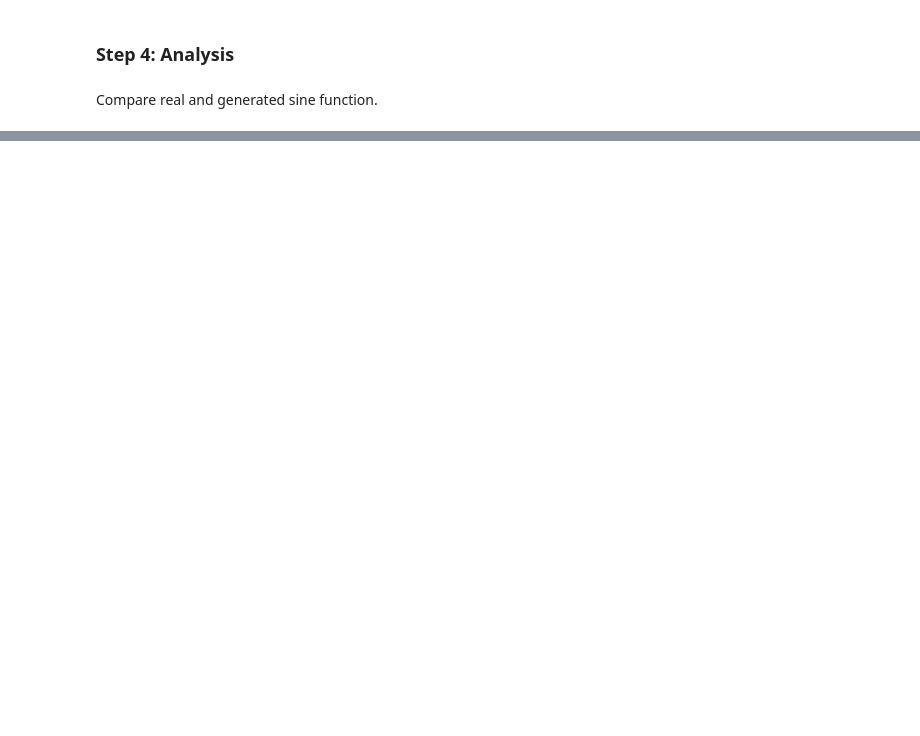
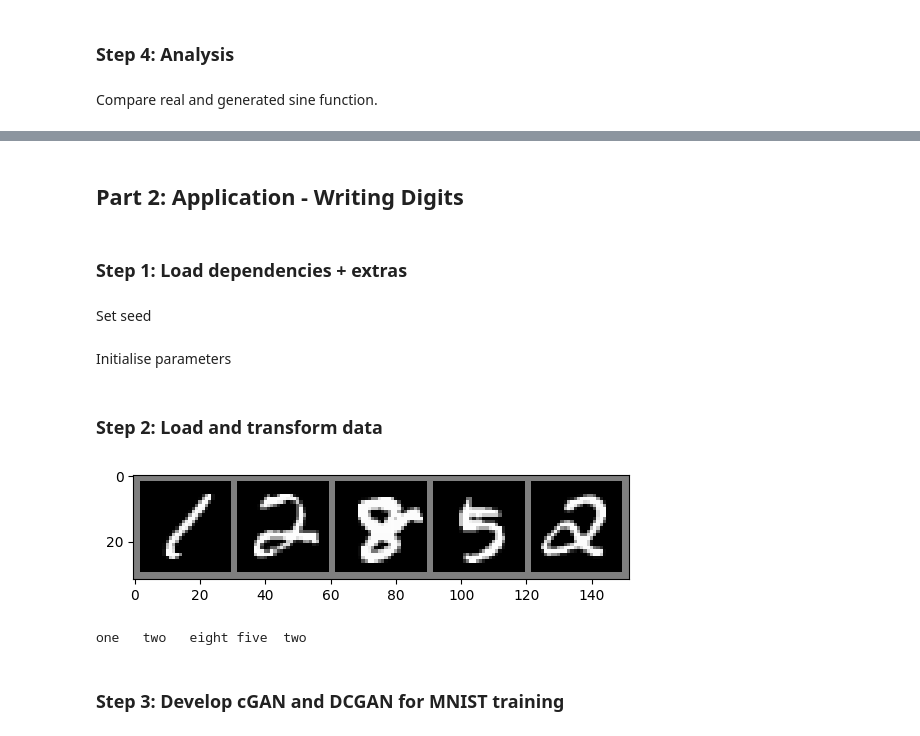
Before and after one commit to patricknzk/GANs-PyTorch, a Jupyter notebook: GANs_Pytorch.ipynb, the cells around one changed output, grey strips where cells are left out. Saved outputs shown, nothing was run; the diff lists cells and outputs as text; code cells hidden in the pictures; blank space fills up the shorter version.

Commit message:
MNIST GAN

```diff
--- a/GANs_Pytorch.ipynb
+++ b/GANs_Pytorch.ipynb
@@ -503,0 +217,6 @@ plt.show()
+# %% [markdown]
+## Part 2: Application - Writing Digits
+# %% [markdown]
+### Step 1: Load dependencies + extras
+# %% [markdown]
+Set seed
@@ -503,0 +226,41 @@ plt.show()
+# %% [markdown]
+Initialise parameters
+# %%
+epochs = 10
+img_size = 28
+latent_dim = 100
+channels = 1
+lr = 10**-4
+batch_size = 5 # The batch size determines how many data samples are processed in each forward and backward pass during training.
+                # A larger batch size can lead to faster convergence but requires more memory.
+# %% [markdown]
+### Step 2: Load and transform data
+# %%
+transform = transforms.Compose(
+    [transforms.Resize(img_size),
+     transforms.ToTensor(),
+     transforms.Normalize((0.5,), (0.5,))] # (x,) intialises a tuple. A single value means it is single channel
+)
+
+mnist_data = torchvision.datasets.MNIST(root='./data', train=True, download=True, transform=transform)
+data_loader = torch.utils.data.DataLoader(mnist_data, batch_size=batch_size, shuffle=True)
+
+classes = ('zero', 'one', 'two', 'three', 'four',
+           'five', 'six', 'seven', 'eight', 'nine')
+# %%
+def show_img(img):
+  img = img / 2 + 0.5
+  npimg = img.numpy()
+  plt.imshow(np.transpose(npimg, (1,2,0)))
+  plt.show()
+
+datair = iter(data_loader)
+images, labels = next(datair)
+
+show_img(torchvision.utils.make_grid(images))
+print(' '.join(f'{classes[labels[j]]:5s}' for j in range(batch_size)))
+# %% [output]
+[figure, added]
+one   two   eight five  two
+# %% [markdown]
+### Step 3: Develop cGAN and DCGAN for MNIST training
```
Also changed, not shown: parts of 59 cells of this notebook.
